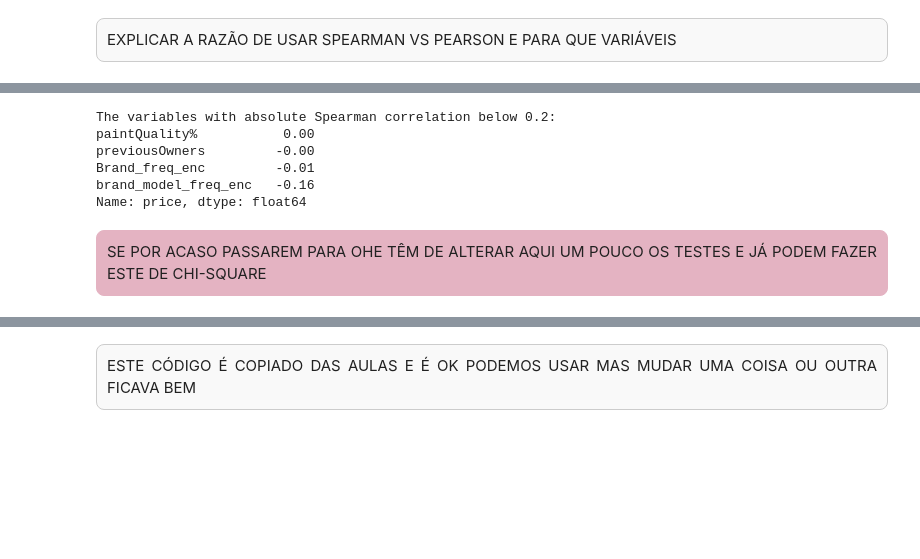
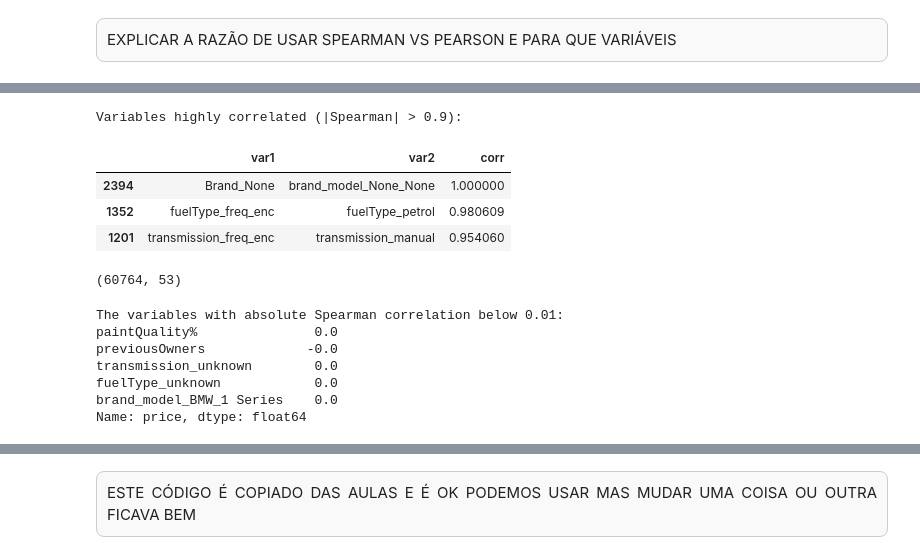
Before and after one commit to Filipa2002/Cars4You-Expediting-Car-Evaluations-with-ML, a Jupyter notebook: car_evaluations_group37 - part2.ipynb, the cells around one changed output, grey strips where cells are left out. Cells and saved outputs as stored; diff of their text form; code cells hidden in the pictures; blank space fills up the shorter version.

```diff
--- a/car_evaluations_group37 - part2.ipynb
+++ b/car_evaluations_group37 - part2.ipynb
@@ -222,0 +229,30 @@ plt.show()
+# %%
+# Matriz de correlação sem o target
+cor_no_target = cor.drop(index="price", columns="price", errors="ignore")
+
+# Define threshold para considerar “alta correlação”
+threshold = 0.9
+
+# Pega pares de variáveis fortemente correlacionadas
+high_corr_pairs = (
+    cor_no_target
+    .where(np.triu(np.ones(cor_no_target.shape), k=1).astype(bool))  # upper triangle only
+    .stack()
+    .reset_index()
+    .rename(columns={"level_0": "var1", "level_1": "var2", 0: "corr"})
+)
+
+# Filtra pelos pares com |corr| acima do threshold
+high_corr_pairs = high_corr_pairs[high_corr_pairs["corr"].abs() > threshold]
+
+if not high_corr_pairs.empty:
+    print(f"Variables highly correlated (|Spearman| > {threshold}):")
+    display(high_corr_pairs.sort_values("corr", key=np.abs, ascending=False))
+else:
+    print(f"No variable pairs found with |Spearman| > {threshold}.")
+# %% [output]
+Variables highly correlated (|Spearman| > 0.9):
+|  | var1 | var2 | corr |
+| 2394 | Brand_None | brand_model_None_None | 1.000000 |
+| 1352 | fuelType_freq_enc | fuelType_petrol | 0.980609 |
+| 1201 | transmission_freq_enc | transmission_manual | 0.954060 |
@@ -223,7 +264,11 @@ plt.show()
+# %%
+X_train.shape
+# %% [output]
+(60764, 53)
 # %%
 cor_target = cor['price']
 # Define a threshold for correlation with target variable to identify irrelevant variables
-threshold = 0.2
+threshold = 0.01
 
 # Identify features with low correlation to the target variable
 low_corr_features = cor_target[abs(cor_target) < threshold].drop('price', errors='ignore') #drop 'price' because the correlation of target with itself is always 1
@@ -235,12 +280,10 @@ if not low_corr_features.empty:
 else:
     print(f"No variables found with absolute correlation below {threshold}.")
 # %% [output]
-The variables with absolute Spearman correlation below 0.2:
-paintQuality%           0.00
-previousOwners         -0.00
-Brand_freq_enc         -0.01
-brand_model_freq_enc   -0.16
+The variables with absolute Spearman correlation below 0.01:
+paintQuality%               0.0
+previousOwners             -0.0
+transmission_unknown        0.0
+fuelType_unknown            0.0
+brand_model_BMW_1 Series    0.0
 Name: price, dtype: float64
-# %% [markdown]
-<div style="background-color:#e4b3c2ff; border:1.5px solid #e4b3c2ff; border-radius:8px; padding: 10px; width:1130px; text-align: justify;">
-SE POR ACASO PASSAREM PARA OHE TÊM DE ALTERAR AQUI UM POUCO OS TESTES E JÁ PODEM FAZER ESTE DE CHI-SQUARE
```
Also changed, not shown: parts of 34 cells of this notebook, 11 other files.
